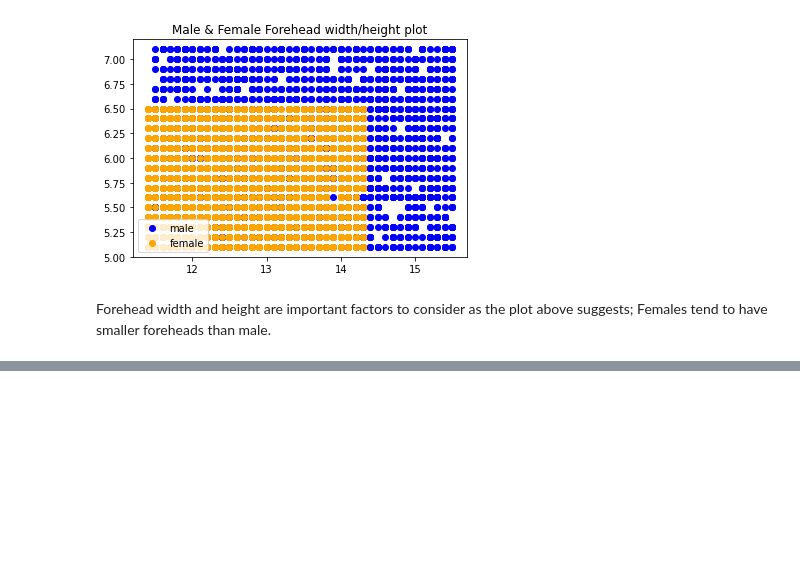
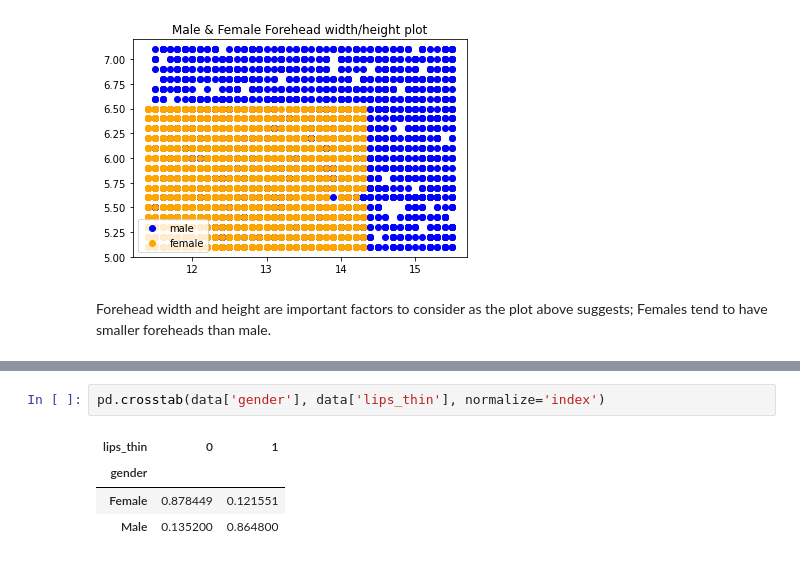
Before and after one commit to munas-git/Gender-classification, a Jupyter notebook: gender-classification.ipynb, the cells around one changed output, grey strips where cells are left out. Drawn from its saved outputs; the diff is of its cells as text; blank space fills up the shorter version.

```diff
--- a/gender-classification.ipynb
+++ b/gender-classification.ipynb
@@ -79,0 +170,7 @@ Forehead width and height are important factors to consider as the plot above su
+# %%
+pd.crosstab(data['gender'], data['lips_thin'], normalize='index')
+# %% [output]
+| lips_thin | 0 | 1 |
+| gender |  |  |
+| Female | 0.878449 | 0.121551 |
+| Male | 0.135200 | 0.864800 |
```
Also changed, not shown: parts of 17 cells of this notebook.
